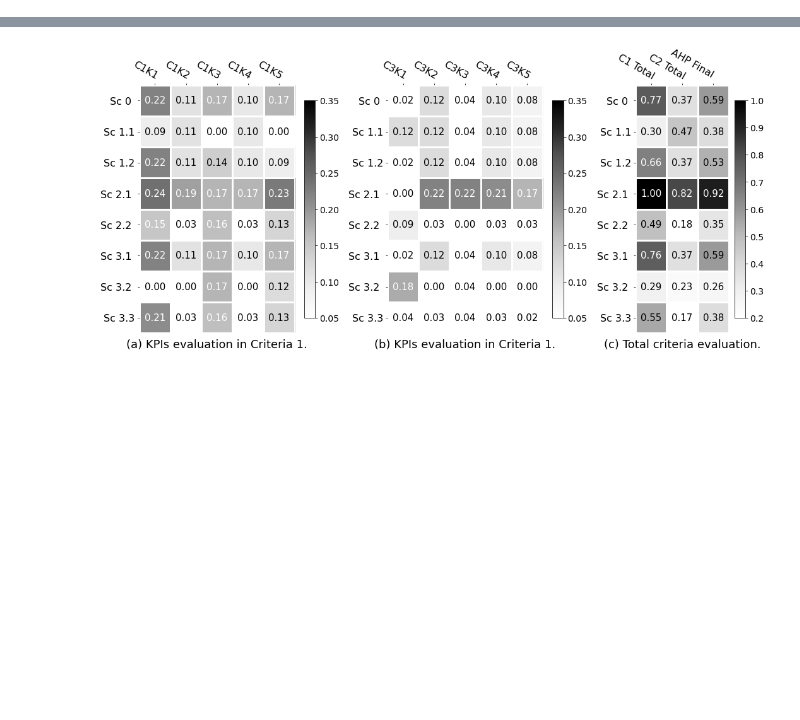
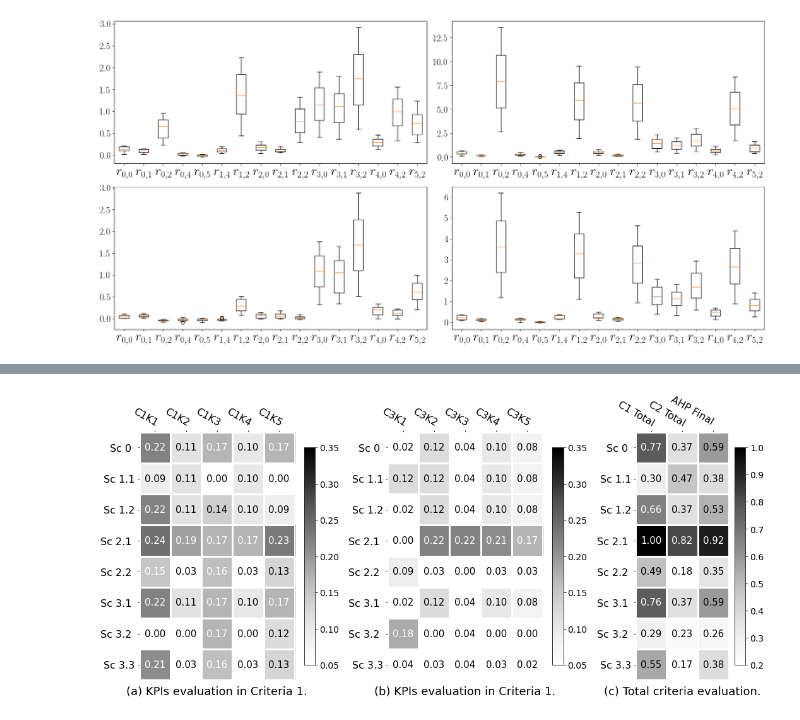
Before and after one commit to nachtflug6/BusinessRiskSim, a Jupyter notebook: analysis.ipynb, the cells around one changed output, grey strips where cells are left out. Saved outputs shown, nothing was run; the diff lists cells and outputs as text; code cells hidden in the pictures; blank space fills up the shorter version.

```diff
--- a/analysis.ipynb
+++ b/analysis.ipynb
@@ -116,3 +52,100 @@ RuntimeError: Failed to process string with tex because latex could not be found
+# %%
+red_circle = dict(markerfacecolor='red',
+                  marker='o', markeredgecolor='white')
+
+figsize = 9
+height = figsize / 0.5
+scale = (figsize) / 6.5
+x_label_fontsize = 18
+y_label_fontsize = 13
+eq_fontsize = 11
+
+fig, axs = plt.subplots(2, 2, figsize=(height, figsize))
+
+import matplotlib as mpl
+
+mpl.rcParams.update(mpl.rcParamsDefault)
+
+plt.rcParams.update({
+    "text.usetex": True,
+})
+
+# eq0 = (r"\["
+#        r'f_0(a,b)=1-\frac{a-b}{b}'
+#        r"\hspace{7.55cm} (4.1)"
+#        r"\]")
+#
+# eq1 = (r"\["
+#        r"f_1(a,b)="
+#        r"\begin{dcases*}"
+#        r"1"
+#        r"& if  $a = b$ \\"
+#        r"0"
+#        r"& if $a \neq b$"
+#        r"\end{dcases*}"
+#        r"\hspace{5.85cm} (4.2)"
+#        r"\]")
+#
+# eq2 = (r"\["
+#        r'f_2(a,b)=1- \left( \frac{a-b}{b} \right) ^2'
+#        r"\hspace{5.78cm} (4.3)"
+#        r"\]")
+#
+# eq3 = (r"\["
+#        r"f_3(a,b)="
+#        r"\begin{dcases*}"
+#        r"1"
+#        r"& if  $a = b$ \\"
+#        r"\frac{1}{2} \left( 1 - \frac{a-b}{b} \right)"
+#        r"& if $a \neq b$"
+#        r"\end{dcases*}"
+#        r"\hspace{0.6cm} (4.4)"
+#        r"\]")
+
+# \frac{1}{2}(1-\frac{a-b}{b})
+# matplotlib.rc('text', usetex = True)
+# matplotlib.rc('font', **{'family' : "sans-serif"})
+# params= {'text.latex.preamble' : [r'\usepackage{amsmath}']}
+# plt.rcParams.update(params)
+plt.rcParams['text.latex.preamble'] = r"\usepackage{bm} \usepackage{mathtools}"
+
+axs[0, 0].boxplot(df0, labels=df0.columns[:])
+axs[0, 0].tick_params(axis='y', labelsize=y_label_fontsize*scale)
+axs[0, 0].tick_params(axis='x', labelsize=x_label_fontsize*scale)
+axs[0, 0].set_ylabel('%', fontsize=y_label_fontsize*scale)
+
+# axs[0, 1].axis('off')
+# axs[0, 1].text(0.1, 0.5, eq0, fontsize=eq_fontsize*scale)
+
+axs[0, 1].boxplot(df1, labels=df1.columns[:])
+axs[0, 1].tick_params(axis='y', labelsize=y_label_fontsize*scale)
+axs[0, 1].tick_params(axis='x', labelsize=x_label_fontsize*scale)
+axs[0, 1].set_ylabel('%', fontsize=y_label_fontsize*scale)
+
+# axs[1, 1].axis('off')
+# axs[1, 1].text(0.1, 0.5, eq1, fontsize=eq_fontsize*scale)
+
+axs[1, 0].boxplot(df2, labels=df2.columns[:])
+axs[1, 0].tick_params(axis='y', labelsize=y_label_fontsize*scale)
+axs[1, 0].tick_params(axis='x', labelsize=x_label_fontsize*scale)
+axs[1, 0].set_ylabel('%', fontsize=y_label_fontsize*scale)
+
+# axs[2, 1].axis('off')
+# axs[2, 1].text(0.1, 0.5, eq2, fontsize=eq_fontsize*scale)
+
+axs[1, 1].boxplot(df3, labels=df3.columns[:])
+axs[1, 1].tick_params(axis='y', labelsize=y_label_fontsize*scale)
+axs[1, 1].tick_params(axis='x', labelsize=x_label_fontsize*scale)
+axs[1, 1].set_ylabel('%', fontsize=y_label_fontsize*scale)
+
+# axs[3, 1].axis('off')
+# axs[3, 1].text(0.1, 0.5, eq3, fontsize=eq_fontsize*scale)
+
+plt.tight_layout()
+plt.show()
+#fig.sSavefig("figure.png")
+# %% [output]
+[figure, added]
 # %%
 probability = np.array([1 / 14, 1 / 90, 1 / 30, 1 / (20 * 365), 1 / 60, 1 / (5 * 365)])
 impact = np.array([0.1, 0.4, 0.2, 1.0, 0.3, 0.8])
```
Also changed, not shown: parts of 2 cells of this notebook, 13 other files.
